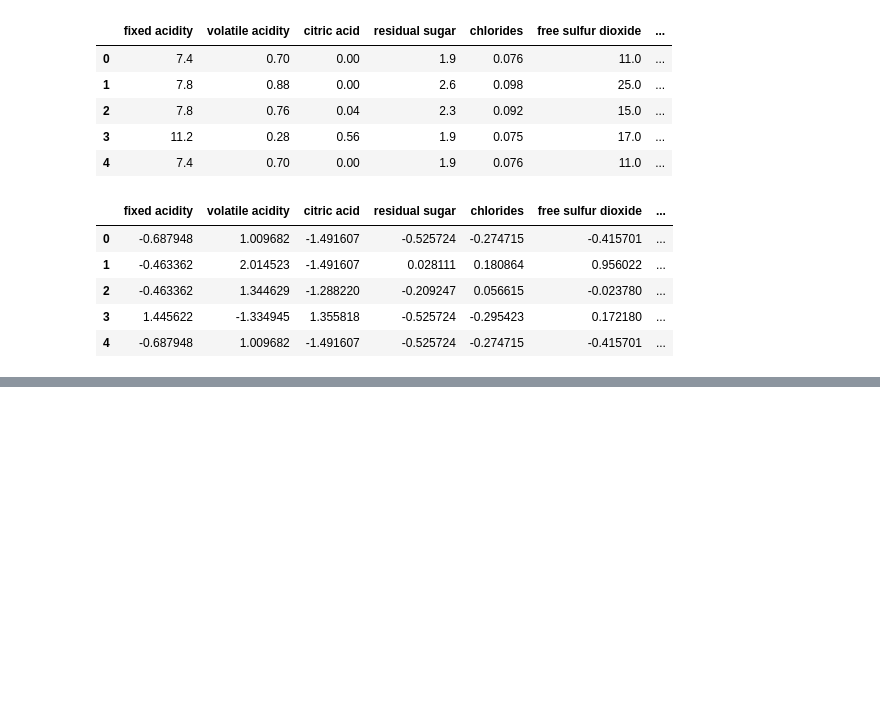
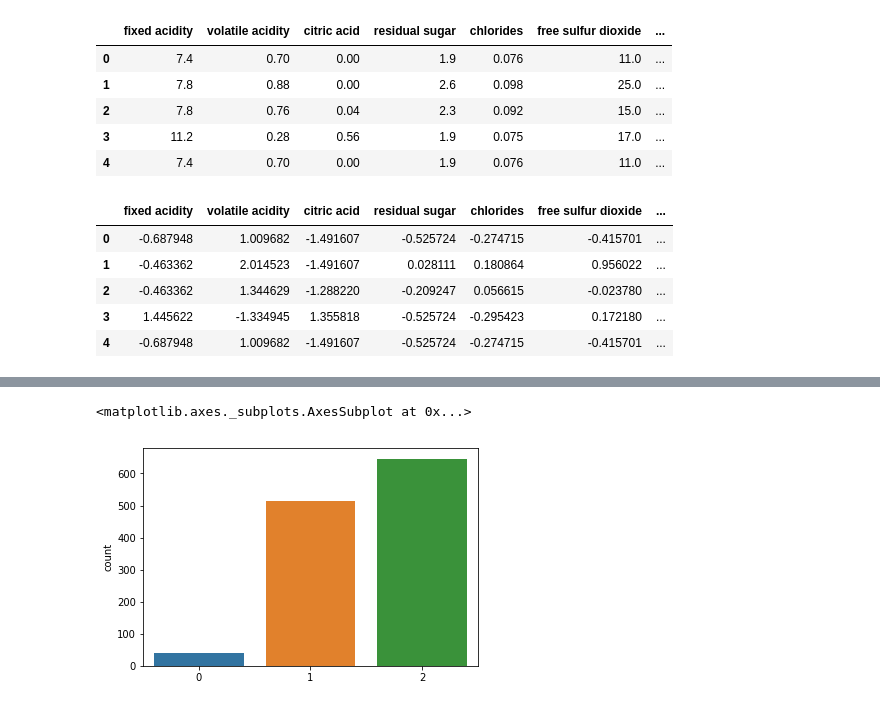
Before and after one commit to Girrajjangid/Machine-Learning-from-Scratch, a Jupyter notebook: Neural Network/MultiClass Classification Neural Network_2( with ReLu ).ipynb, the cells around one changed output, grey strips where cells are left out. Drawn from its saved outputs; the diff is of its cells as text; code cells hidden in the pictures; blank space fills up the shorter version.

```diff
--- a/Neural Network/MultiClass Classification Neural Network_2( with ReLu ).ipynb
+++ b/Neural Network/MultiClass Classification Neural Network_2( with ReLu ).ipynb
@@ -225,0 +237,5 @@ np.random.randn(5,5)
+# %%
+sns.countplot(train_data_labels)
+# %% [output]
+<matplotlib.axes._subplots.AxesSubplot at 0x...>
+[figure, added]
```
Also changed, not shown: parts of 14 cells of this notebook.
